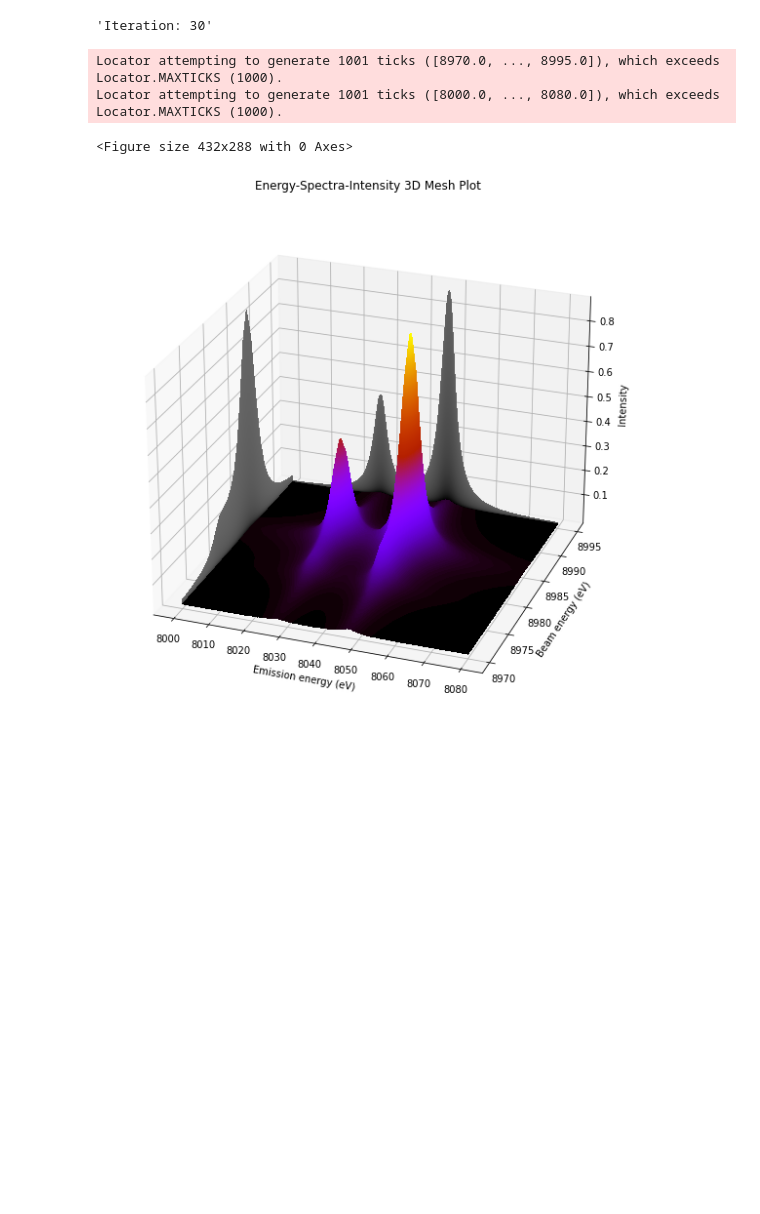
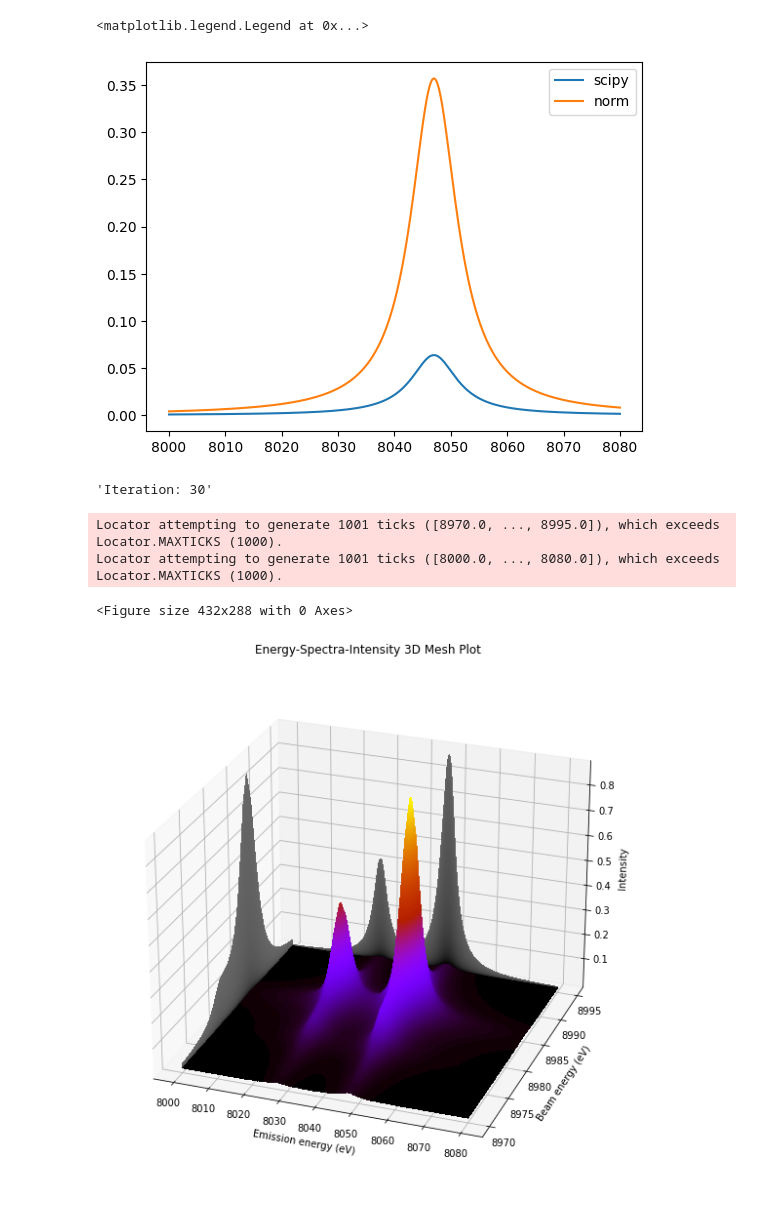
Before and after one commit to g-Baptista-gg/MCDF_mpi4py, a Jupyter notebook: spectra/plotSpectra.ipynb, the cells around one changed output. Drawn from its saved outputs; the diff is of its cells as text; code cells hidden in the pictures; blank space fills up the shorter version.

```diff
--- a/spectra/plotSpectra.ipynb
+++ b/spectra/plotSpectra.ipynb
@@ -16,2 +17,9 @@ exp_res=0.5
+# %%
+plt.plot(en_x,voigt_profile(en_x-8047,0,5),label='scipy')
+plt.plot(en_x,normalize(en_x,voigt_profile(en_x-8047,0,5)),label='norm')
+plt.legend()
+# %% [output]
+<matplotlib.legend.Legend at 0x...>
+[figure, added]
 # %%
 def get_spectrum(orbital,beam_profile):
```
Also changed, not shown: parts of 6 cells of this notebook, 48 other files.
